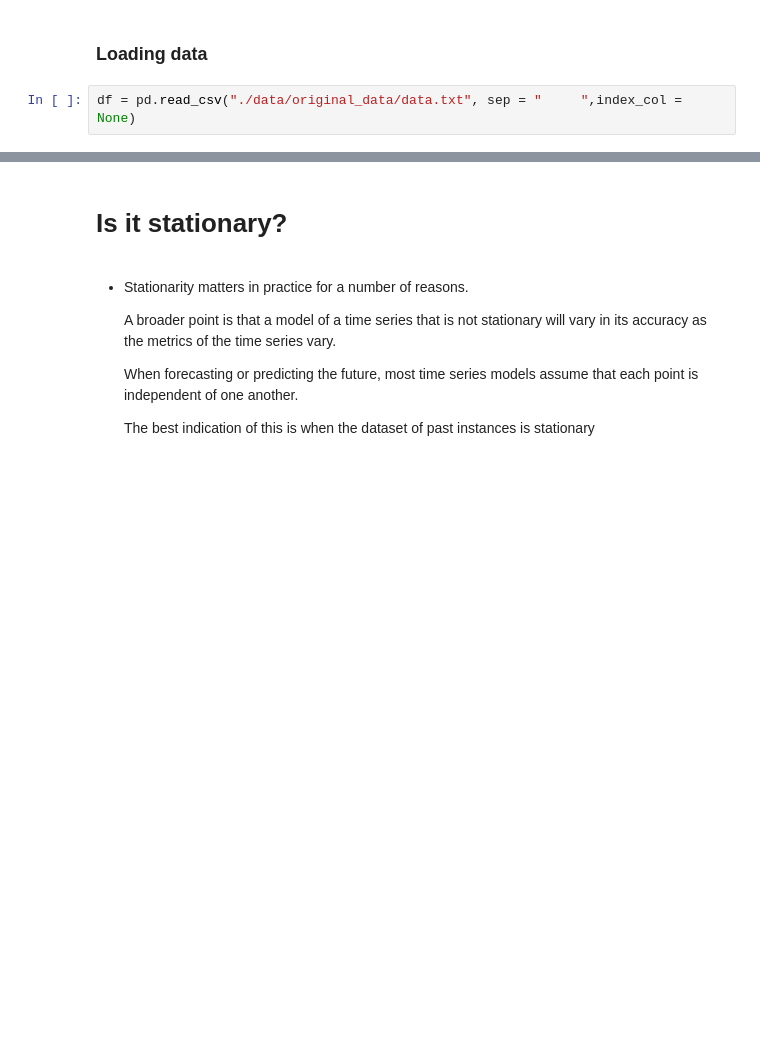
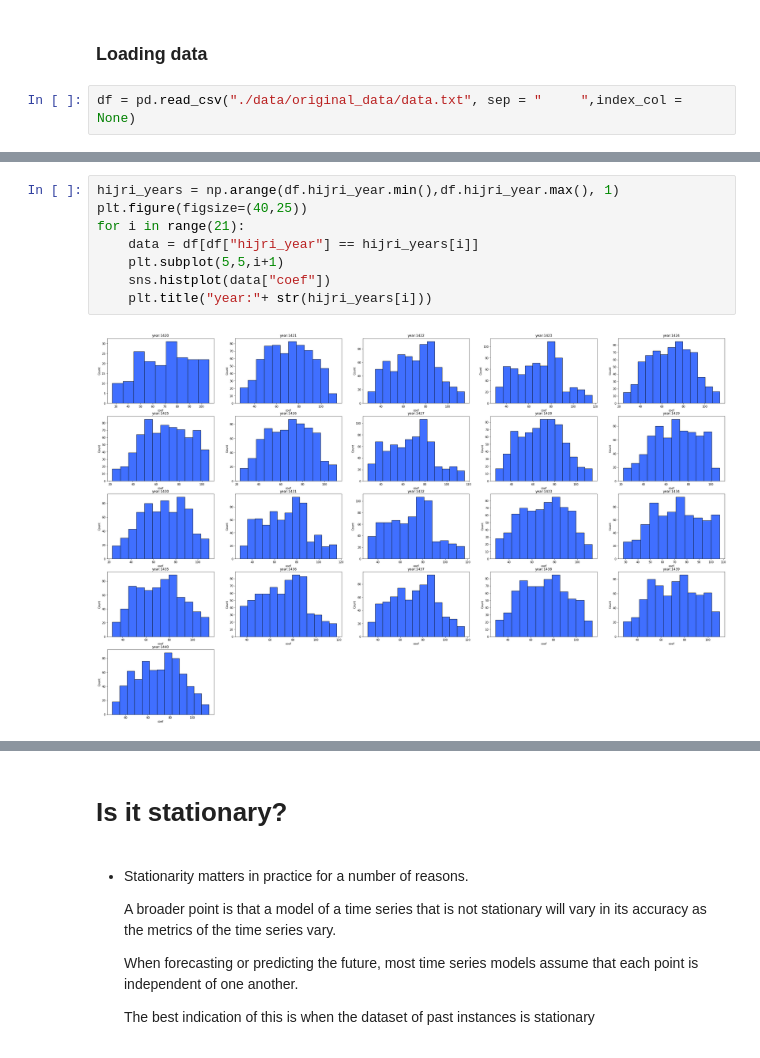
Before and after one commit to otmane-el-aloi/Prediction-of-tidal-coefficients, a Jupyter notebook: dataAnalysisOtmane.ipynb, the cells around one changed output, grey strips where cells are left out. Drawn from its saved outputs; the diff is of its cells as text; blank space fills up the shorter version.

```diff
--- a/dataAnalysisOtmane.ipynb
+++ b/dataAnalysisOtmane.ipynb
@@ -135,0 +108,10 @@ Strange??
+# %%
+hijri_years = np.arange(df.hijri_year.min(),df.hijri_year.max(), 1)
+plt.figure(figsize=(40,25))
+for i in range(21):
+    data = df[df["hijri_year"] == hijri_years[i]]
+    plt.subplot(5,5,i+1)
+    sns.histplot(data["coef"])
+    plt.title("year:"+ str(hijri_years[i]))
+# %% [output]
+[figure, added]
```
Also changed, not shown: parts of 49 cells of this notebook.
